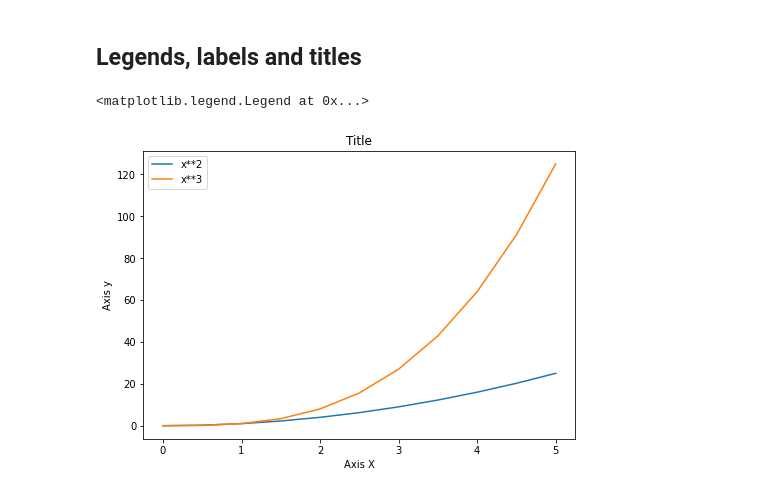
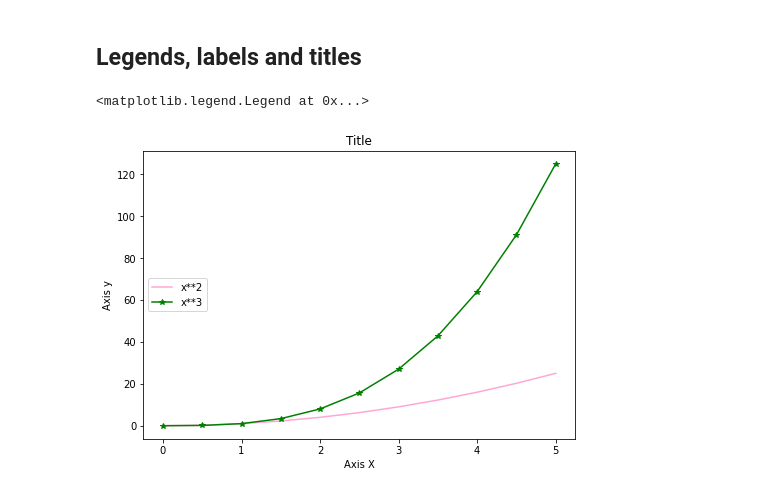
Before and after one commit to JeffersonLobato/Curso-Visualizando-Dados-com-Matplotlib-e-Seaborn, a Jupyter notebook: learning_matplotlib.ipynb, the cells around one changed output. Cells and saved outputs as stored; diff of their text form; code cells hidden in the pictures.

Commit message:
finalizado o matplotlib e entrando no Seaborn

```diff
--- a/learning_matplotlib.ipynb
+++ b/learning_matplotlib.ipynb
@@ -154,16 +157,18 @@ ax[1].plot(x, y, "green")
 # %%
 fig = plt.figure()
 
 ax = fig.add_axes([0, 0, 1, 1])
 
-ax.plot(x, x**2, label="x**2")
-ax.plot(x, x**3, label="x**3")
+#the parameter alpha change the opacity
+ax.plot(x, x**2, label="x**2", color="#FF50AB", alpha=0.5)
+ax.plot(x, x**3, "g*-", label="x**3")
 
 ax.set_title("Title")
 ax.set_xlabel("Axis X")
 ax.set_ylabel("Axis y")
 
-ax.legend()
+#can i use loc parameter to choose position or let matplotlib choose best by default
+ax.legend(loc=6)
 # %% [output]
 <matplotlib.legend.Legend at 0x...>
-[figure, old version]
+[figure, new version]
```
Also changed, not shown: parts of 9 cells of this notebook.
